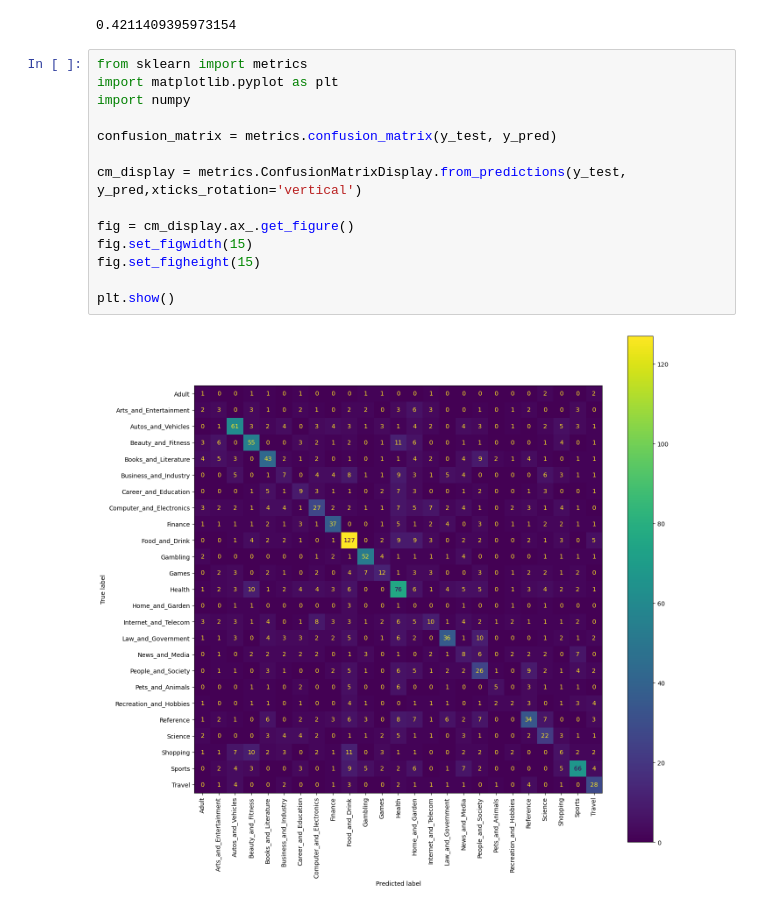
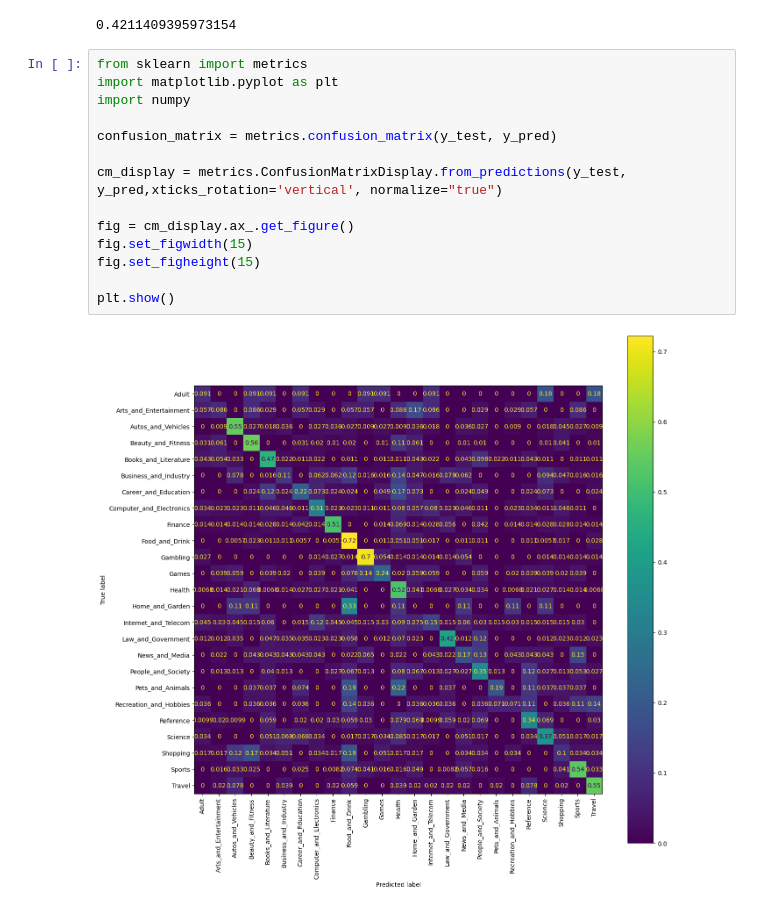
Before and after one commit to thomashilger67/Web-classification, a Jupyter notebook: website_categorization_custom/naive_bay (copy).ipynb, the cells around one changed output. Saved outputs shown, nothing was run; the diff lists cells and outputs as text.

```diff
--- a/website_categorization_custom/naive_bay (copy).ipynb
+++ b/website_categorization_custom/naive_bay (copy).ipynb
@@ -130,16 +132,16 @@ accuracy
 # %%
 from sklearn import metrics
 import matplotlib.pyplot as plt
 import numpy
 
 confusion_matrix = metrics.confusion_matrix(y_test, y_pred)
 
-cm_display = metrics.ConfusionMatrixDisplay.from_predictions(y_test, y_pred,xticks_rotation='vertical')
+cm_display = metrics.ConfusionMatrixDisplay.from_predictions(y_test, y_pred,xticks_rotation='vertical', normalize="true")
 
 fig = cm_display.ax_.get_figure()
 fig.set_figwidth(15)
 fig.set_figheight(15)
 
 plt.show()
 # %% [output]
-[figure, old version]
+[figure, new version]
```
Also changed, not shown: parts of 2 cells of this notebook, 9 other files.
